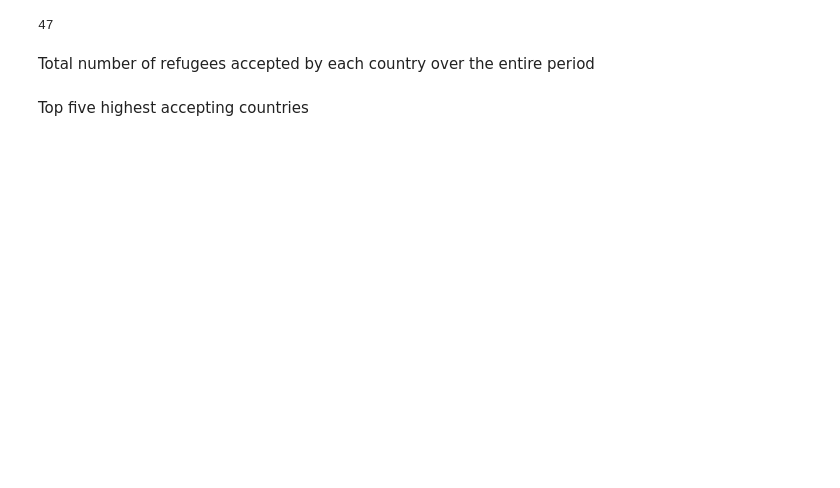
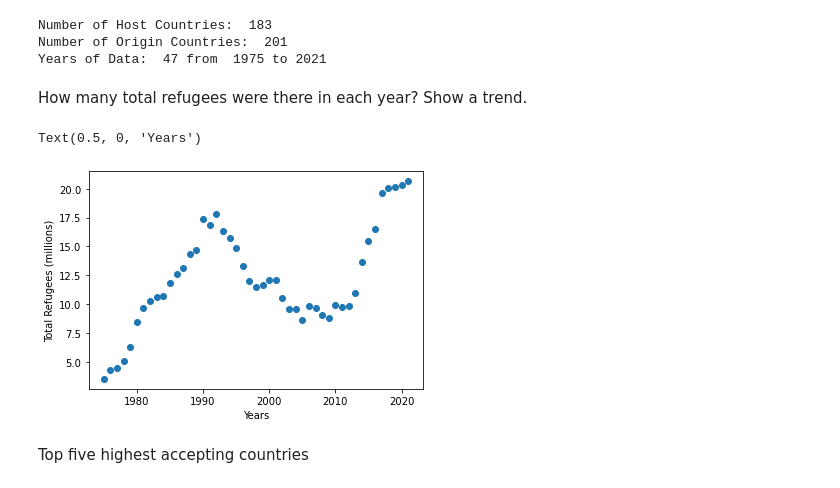
Before and after one commit to nss-data-science-cohort-7/un-exploration-sourish33, a Jupyter notebook: notebooks/refugees.ipynb, the cells around one changed output. Drawn from its saved outputs; the diff is of its cells as text; code cells hidden in the pictures; blank space fills up the shorter version.

```diff
--- a/notebooks/refugees.ipynb
+++ b/notebooks/refugees.ipynb
@@ -46,9 +36,31 @@ How many years does the data span?
-# %%
-refugees_df["Year"].nunique()
-# %% [output]
-47
-# %% [markdown]
-Total number of refugees accepted by each country over the entire period
+# %%
+print("Number of Host Countries: ", refugees_df["Acceptor"].nunique())
+print("Number of Origin Countries: ", refugees_df["Origin"].nunique())
+print("Years of Data: ", refugees_df["Year"].nunique(), "from ", refugees_df["Year"].min(), "to", refugees_df["Year"].max())
+# %% [output]
+Number of Host Countries:  183
+Number of Origin Countries:  201
+Years of Data:  47 from  1975 to 2021
+# %% [markdown]
+How many total refugees were there in each year? Show a trend.
+# %%
+def total_refugees_by_year(yr):
+    return refugees_df[refugees_df["Year"] == yr]["Refugees"].sum()
+
+years = list(refugees_df["Year"].unique())
+
+refugees_by_year_list = []
+for year in years:
+    refugees_by_year_list.append([year, total_refugees_by_year(year)])
+refugees_by_year_df = pd.DataFrame(refugees_by_year_list, columns=["Year", "Refugees"])
+# %%
+plt.scatter(refugees_by_year_df["Year"], refugees_by_year_df["Refugees"]/1000000)
+
+plt.ylabel("Total Refugees (millions)")
+plt.xlabel("Years")
+# %% [output]
+Text(0.5, 0, 'Years')
+[figure, added]
 # %%
 total_accepted_df = refugees_df.groupby(by="Acceptor").sum()
 total_accepted_df = total_accepted_df.reset_index()
```
Also changed, not shown: parts of 26 cells of this notebook.
